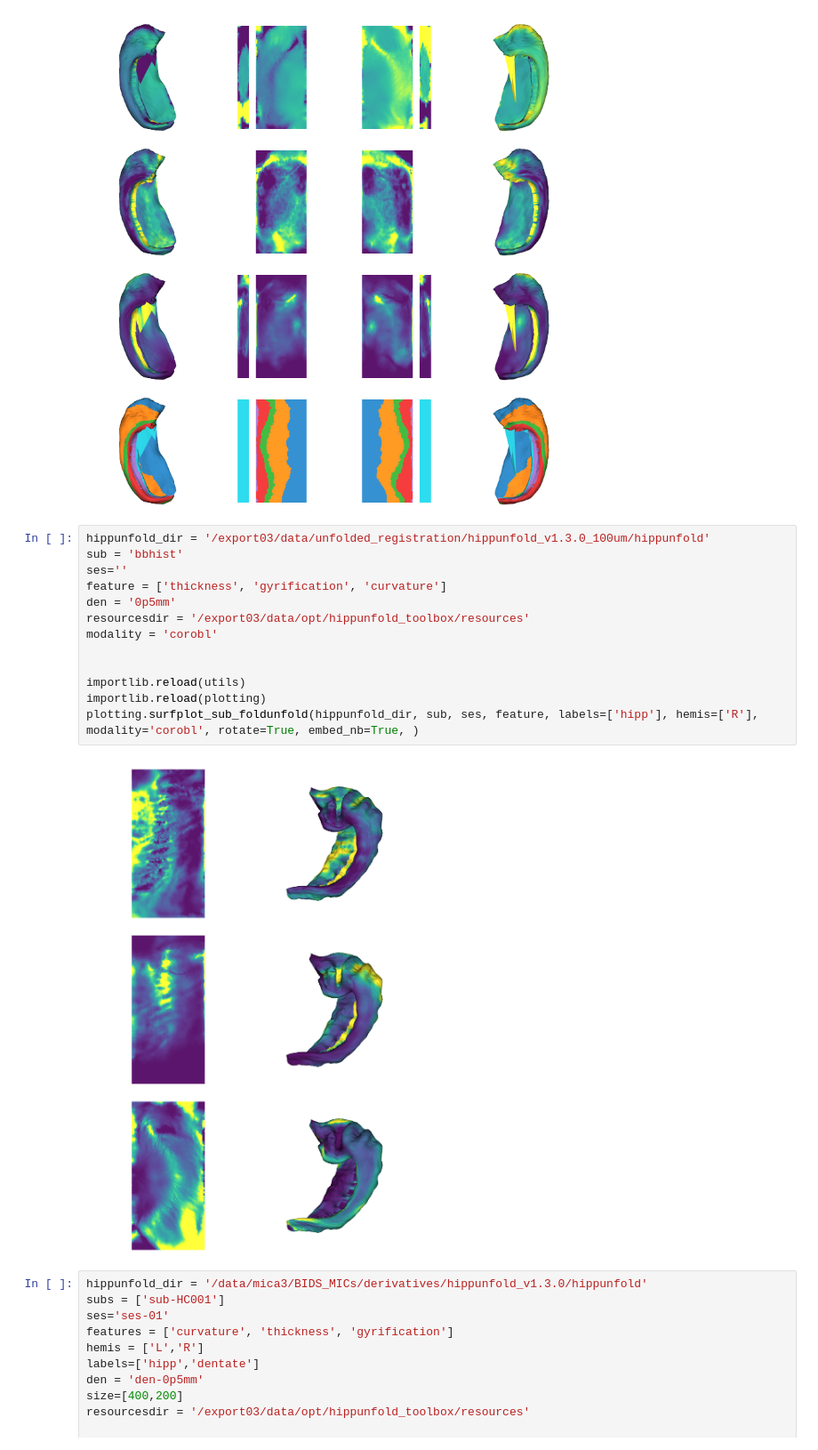
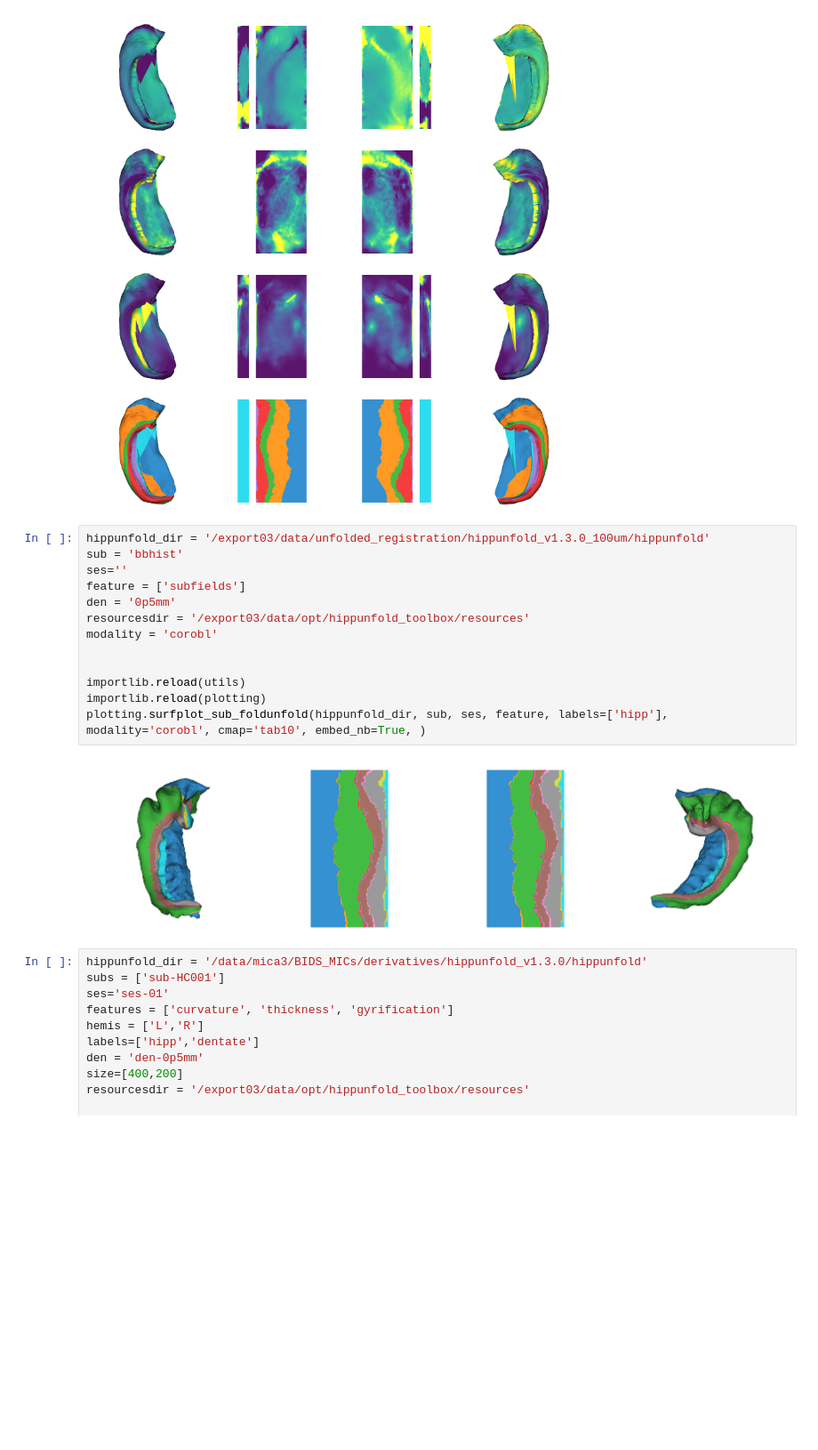
Before and after one commit to jordandekraker/hippunfold_toolbox, a Jupyter notebook: notebooks/plotting_tester.ipynb, the cells around one changed output. Shown at 89% size. Cells and saved outputs as stored; diff of their text form; blank space fills up the shorter version.

```diff
--- a/notebooks/plotting_tester.ipynb
+++ b/notebooks/plotting_tester.ipynb
@@ -28,18 +28,18 @@ plotting.surfplot_sub_foldunfold(hippunfold_dir, sub, ses, features, embed_nb=Tr
 # %%
 hippunfold_dir = '/export03/data/unfolded_registration/hippunfold_v1.3.0_100um/hippunfold'
 sub = 'bbhist'
 ses=''
-feature = ['thickness', 'gyrification', 'curvature']
+feature = ['subfields']
 den = '0p5mm'
 resourcesdir = '/export03/data/opt/hippunfold_toolbox/resources'
 modality = 'corobl'
 
 
 importlib.reload(utils)
 importlib.reload(plotting)
-plotting.surfplot_sub_foldunfold(hippunfold_dir, sub, ses, feature, labels=['hipp'], hemis=['R'], modality='corobl', rotate=True, embed_nb=True, )
+plotting.surfplot_sub_foldunfold(hippunfold_dir, sub, ses, feature, labels=['hipp'], modality='corobl', cmap='tab10', embed_nb=True, )
 # %% [output]
-[figure, old version]
+[figure, new version]
 # %%
 hippunfold_dir = '/data/mica3/BIDS_MICs/derivatives/hippunfold_v1.3.0/hippunfold'
 subs = ['sub-HC001']
```
Also changed, not shown: 4 other files.
